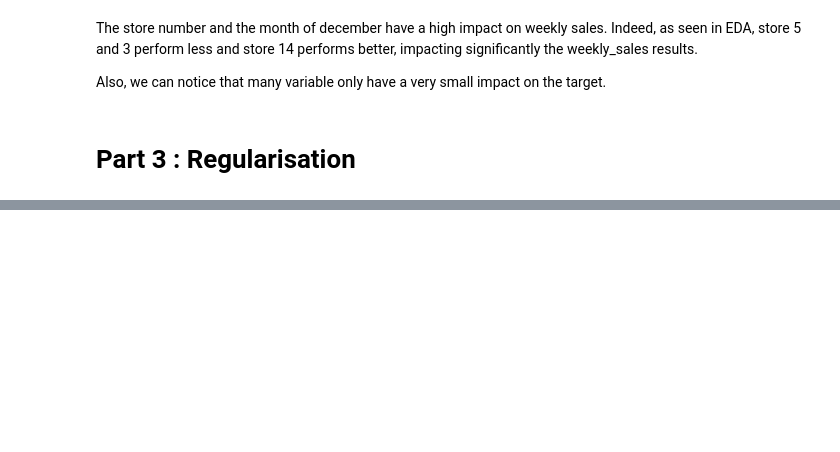
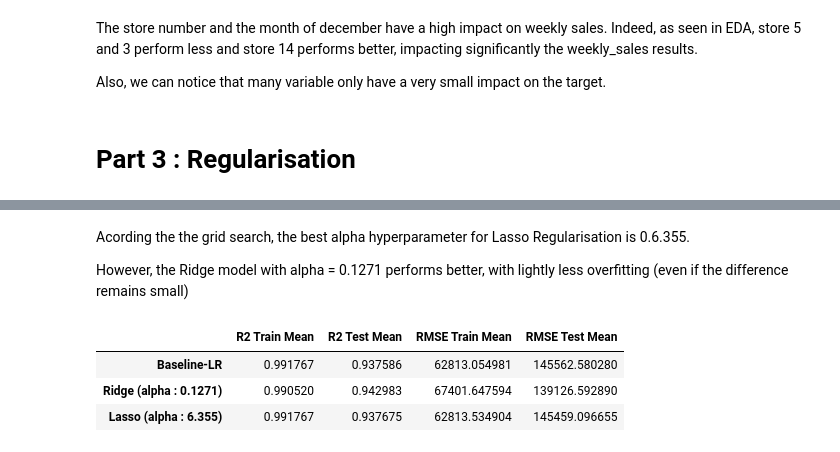
Before and after one commit to myriamgoyet/supervised-machine-learning--walmart-sales, a Jupyter notebook: walmart_project.ipynb, the cells around one changed output, grey strips where cells are left out. Cells and saved outputs as stored; diff of their text form; code cells hidden in the pictures; blank space fills up the shorter version.

```diff
--- a/walmart_project.ipynb
+++ b/walmart_project.ipynb
@@ -859,0 +941,14 @@ Also, we can notice that many variable only have a very small impact on the targ
+# %%
+regressor = Lasso(max_iter=100000) #alpha per default = 1.0 I increased the number of iterations to help the model to converge
+print(regressor)
+regressor.fit(X_train, Y_train)
+
+print(f"R2 Train: {regressor.score(X_train, Y_train)}\nR2 Test: {regressor.score(X_test, Y_test)}")
+
+# Predictions on train and test
+Y_train_pred = regressor.predict(X_train)
+Y_test_pred = regressor.predict(X_test)
+
+# root_mean_squared_error
+print("RMSE Train : ", root_mean_squared_error(Y_train, Y_train_pred))
+print("RMSE Test : ", root_mean_squared_error(Y_test, Y_test_pred))
@@ -859,0 +1010,52 @@ Also, we can notice that many variable only have a very small impact on the targ
+# %% [markdown]
+Acording the the grid search, the best alpha hyperparameter for Lasso Regularisation is 0.6.355.
+
+However, the Ridge model with alpha = 0.1271 performs better, with lightly less overfitting (even if the difference remains small)
+# %%
+def model_tested(models, X_train, X_test, Y_train, Y_test, iterations=100):
+    results = {}
+    for name in models:
+        r2_train = []
+        r2_test = []
+        rmse_train = []
+        rmse_test = []
+        for _ in range(iterations):
+            # Fit the model and predict
+            model = models[name]
+            model.fit(X_train, Y_train)
+
+            # Predictions
+            Y_train_pred = model.predict(X_train)
+            Y_test_pred = model.predict(X_test)
+
+            # Calculate R2 scores
+            r2_train.append(metrics.r2_score(Y_train, Y_train_pred))
+            r2_test.append(metrics.r2_score(Y_test, Y_test_pred))
+
+            # Calculate RMSE scores
+            rmse_train.append(np.sqrt(metrics.mean_squared_error(Y_train, Y_train_pred)))
+            rmse_test.append(np.sqrt(metrics.mean_squared_error(Y_test, Y_test_pred)))
+
+        # Store the mean scores
+        results[name] = {
+            'R2 Train Mean': np.mean(r2_train),
+            'R2 Test Mean': np.mean(r2_test),
+            'RMSE Train Mean': np.mean(rmse_train),
+            'RMSE Test Mean': np.mean(rmse_test)
+        }
+
+    return pd.DataFrame(results).T
+
+models = {
+    'Baseline-LR': LinearRegression(),
+    'Ridge (alpha : 0.1271)': Ridge(alpha=0.1271),
+    'Lasso (alpha : 6.355)': Lasso(alpha=6.355, max_iter=100000)
+}
+
+results_df = model_tested(models, X_train, X_test, Y_train, Y_test)
+results_df
+# %% [output]
+|  | R2 Train Mean | R2 Test Mean | RMSE Train Mean | RMSE Test Mean |
+| Baseline-LR | 0.991767 | 0.937586 | 62813.054981 | 145562.580280 |
+| Ridge (alpha : 0.1271) | 0.990520 | 0.942983 | 67401.647594 | 139126.592890 |
+| Lasso (alpha : 6.355) | 0.991767 | 0.937675 | 62813.534904 | 145459.096655 |
```
Also changed, not shown: parts of 17 cells of this notebook.
